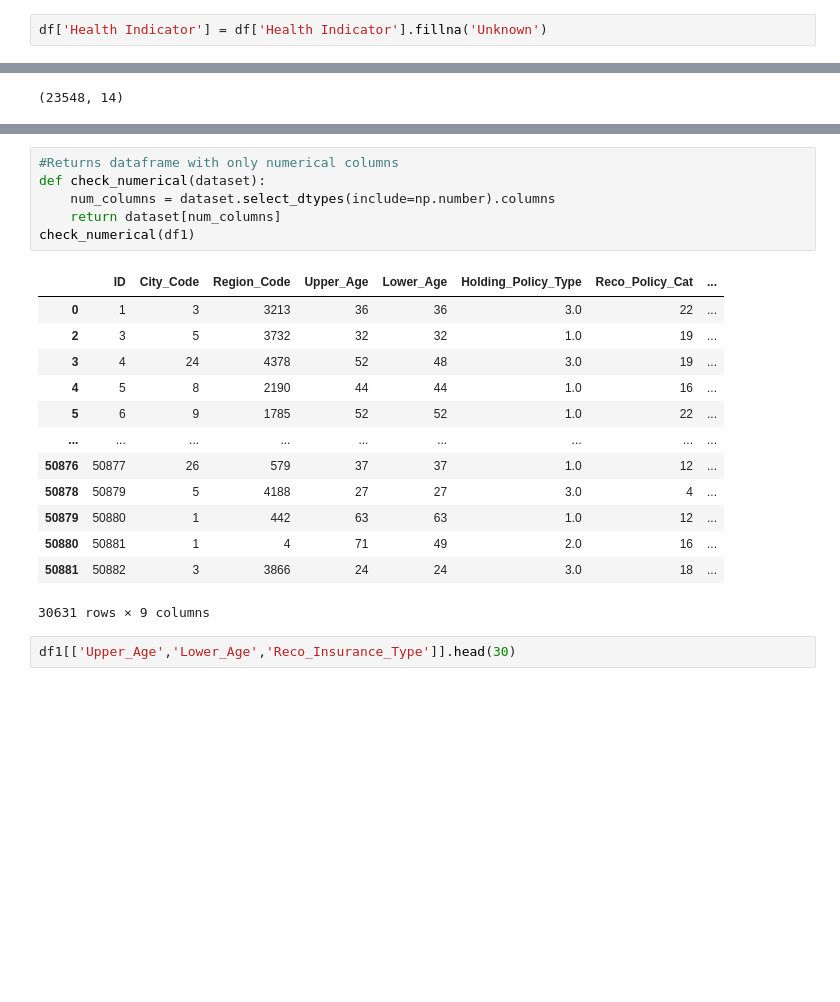
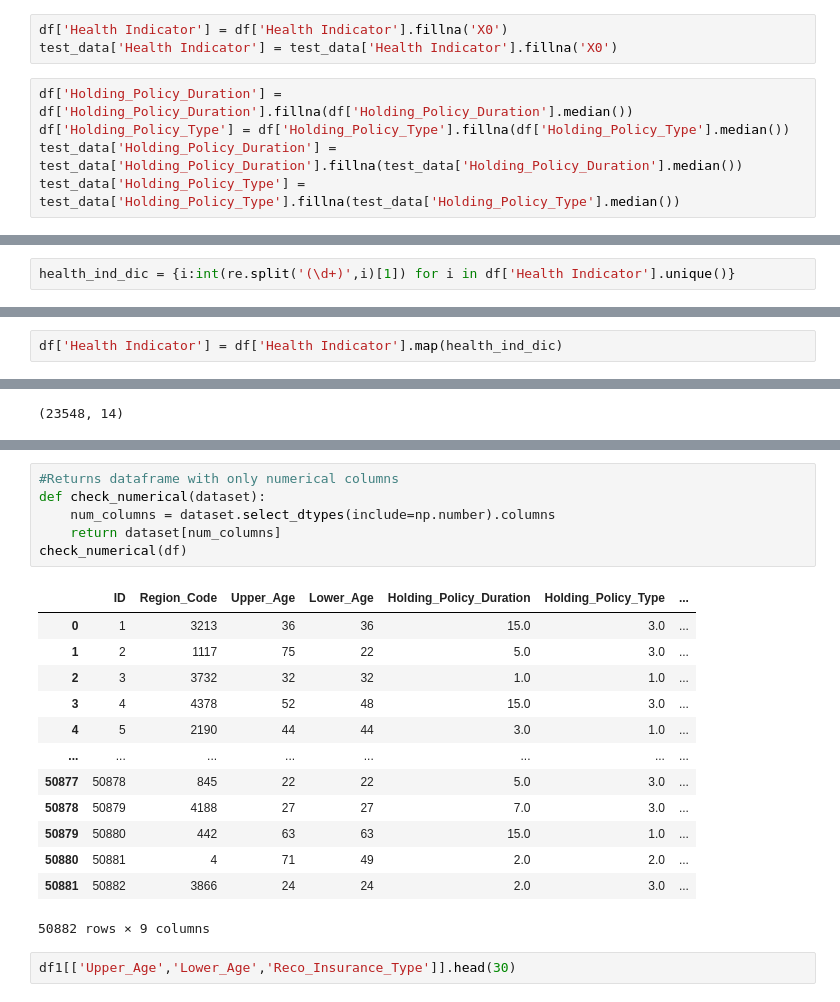
Before and after one commit to Suchitra-Majumdar/Health_Insurance_Lead_Prediction, a Jupyter notebook: Health Insurance Lead Prediction.ipynb, the cells around one changed output, grey strips where cells are left out. Drawn from its saved outputs; the diff is of its cells as text; blank space fills up the shorter version.

```diff
--- a/Health Insurance Lead Prediction.ipynb
+++ b/Health Insurance Lead Prediction.ipynb
@@ -204,2 +314,8 @@ Name: Holding_Policy_Duration, dtype: int64
 # %%
-df['Health Indicator'] = df['Health Indicator'].fillna('Unknown')
+df['Health Indicator'] = df['Health Indicator'].fillna('X0')
+test_data['Health Indicator'] = test_data['Health Indicator'].fillna('X0')
+# %%
+df['Holding_Policy_Duration'] = df['Holding_Policy_Duration'].fillna(df['Holding_Policy_Duration'].median())
+df['Holding_Policy_Type'] = df['Holding_Policy_Type'].fillna(df['Holding_Policy_Type'].median())
+test_data['Holding_Policy_Duration'] = test_data['Holding_Policy_Duration'].fillna(test_data['Holding_Policy_Duration'].median())
+test_data['Holding_Policy_Type'] = test_data['Holding_Policy_Type'].fillna(test_data['Holding_Policy_Type'].median())
@@ -223,3 +357,5 @@ X5                0           1319
 X9                0             49
                   1             14
 Name: Response, dtype: int64
+# %%
+health_ind_dic = {i:int(re.split('(\d+)',i)[1]) for i in df['Health Indicator'].unique()}
@@ -225,0 +375,2 @@ Name: Response, dtype: int64
+# %%
+df['Health Indicator'] = df['Health Indicator'].map(health_ind_dic)
@@ -337,23 +503,23 @@ check_categorical(df1)
 # %%
 #Returns dataframe with only numerical columns
 def check_numerical(dataset):
     num_columns = dataset.select_dtypes(include=np.number).columns
     return dataset[num_columns]
-check_numerical(df1)
+check_numerical(df)
 # %% [output]
-|  | ID | City_Code | Region_Code | Upper_Age | Lower_Age | Holding_Policy_Type | Reco_Policy_Cat | ... |
-| 0 | 1 | 3 | 3213 | 36 | 36 | 3.0 | 22 | ... |
-| 2 | 3 | 5 | 3732 | 32 | 32 | 1.0 | 19 | ... |
-| 3 | 4 | 24 | 4378 | 52 | 48 | 3.0 | 19 | ... |
-| 4 | 5 | 8 | 2190 | 44 | 44 | 1.0 | 16 | ... |
-| 5 | 6 | 9 | 1785 | 52 | 52 | 1.0 | 22 | ... |
-| ... | ... | ... | ... | ... | ... | ... | ... | ... |
-| 50876 | 50877 | 26 | 579 | 37 | 37 | 1.0 | 12 | ... |
-| 50878 | 50879 | 5 | 4188 | 27 | 27 | 3.0 | 4 | ... |
-| 50879 | 50880 | 1 | 442 | 63 | 63 | 1.0 | 12 | ... |
-| 50880 | 50881 | 1 | 4 | 71 | 49 | 2.0 | 16 | ... |
-| 50881 | 50882 | 3 | 3866 | 24 | 24 | 3.0 | 18 | ... |
+|  | ID | Region_Code | Upper_Age | Lower_Age | Holding_Policy_Duration | Holding_Policy_Type | ... |
+| 0 | 1 | 3213 | 36 | 36 | 15.0 | 3.0 | ... |
+| 1 | 2 | 1117 | 75 | 22 | 5.0 | 3.0 | ... |
+| 2 | 3 | 3732 | 32 | 32 | 1.0 | 1.0 | ... |
+| 3 | 4 | 4378 | 52 | 48 | 15.0 | 3.0 | ... |
+| 4 | 5 | 2190 | 44 | 44 | 3.0 | 1.0 | ... |
+| ... | ... | ... | ... | ... | ... | ... | ... |
+| 50877 | 50878 | 845 | 22 | 22 | 5.0 | 3.0 | ... |
+| 50878 | 50879 | 4188 | 27 | 27 | 7.0 | 3.0 | ... |
+| 50879 | 50880 | 442 | 63 | 63 | 15.0 | 1.0 | ... |
+| 50880 | 50881 | 4 | 71 | 49 | 2.0 | 2.0 | ... |
+| 50881 | 50882 | 3866 | 24 | 24 | 2.0 | 3.0 | ... |
-30631 rows × 9 columns
+50882 rows × 9 columns
 # %%
 df1[['Upper_Age','Lower_Age','Reco_Insurance_Type']].head(30)
 # %% [output]
```
Also changed, not shown: parts of 78 cells of this notebook, 11 other files.
